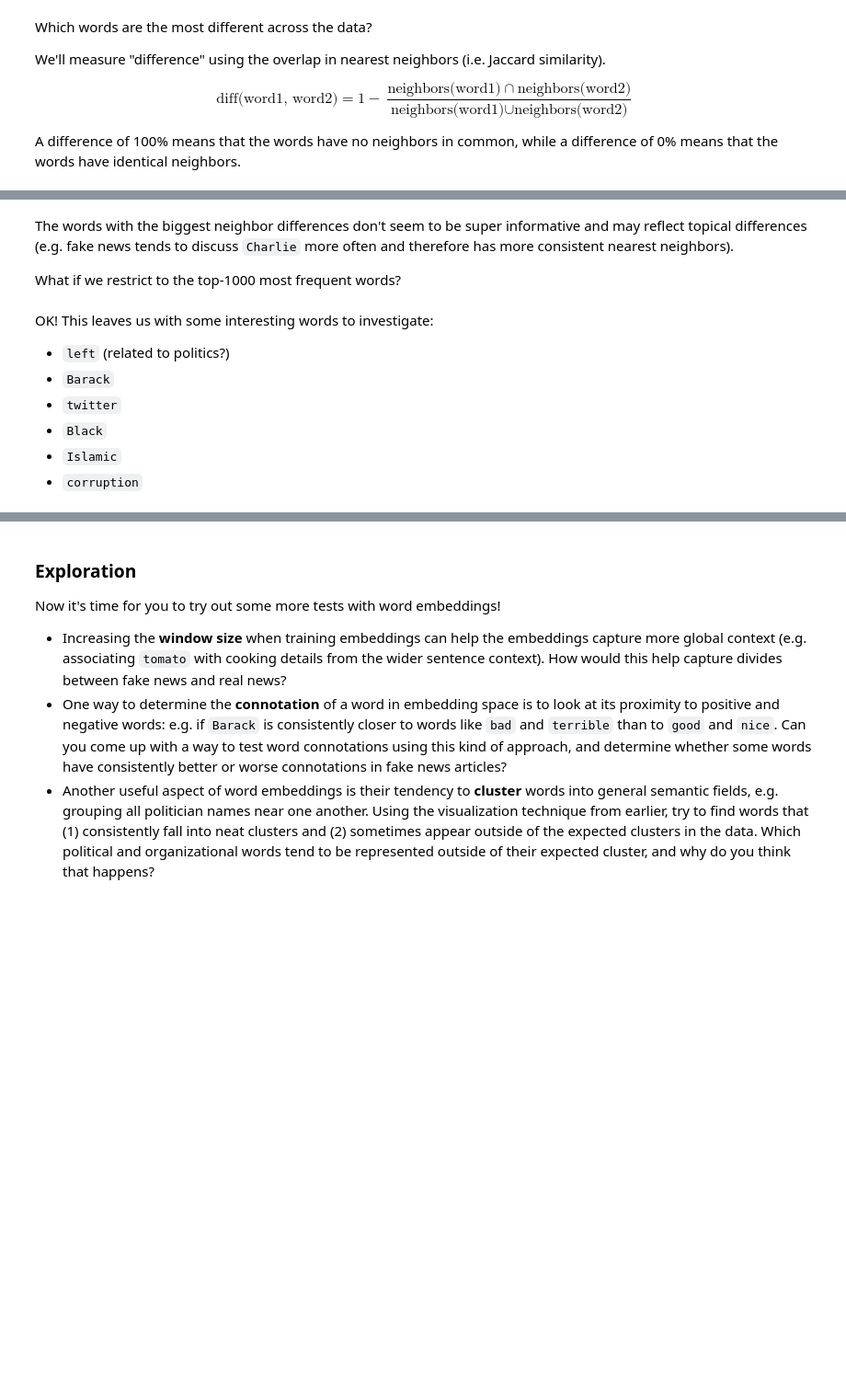
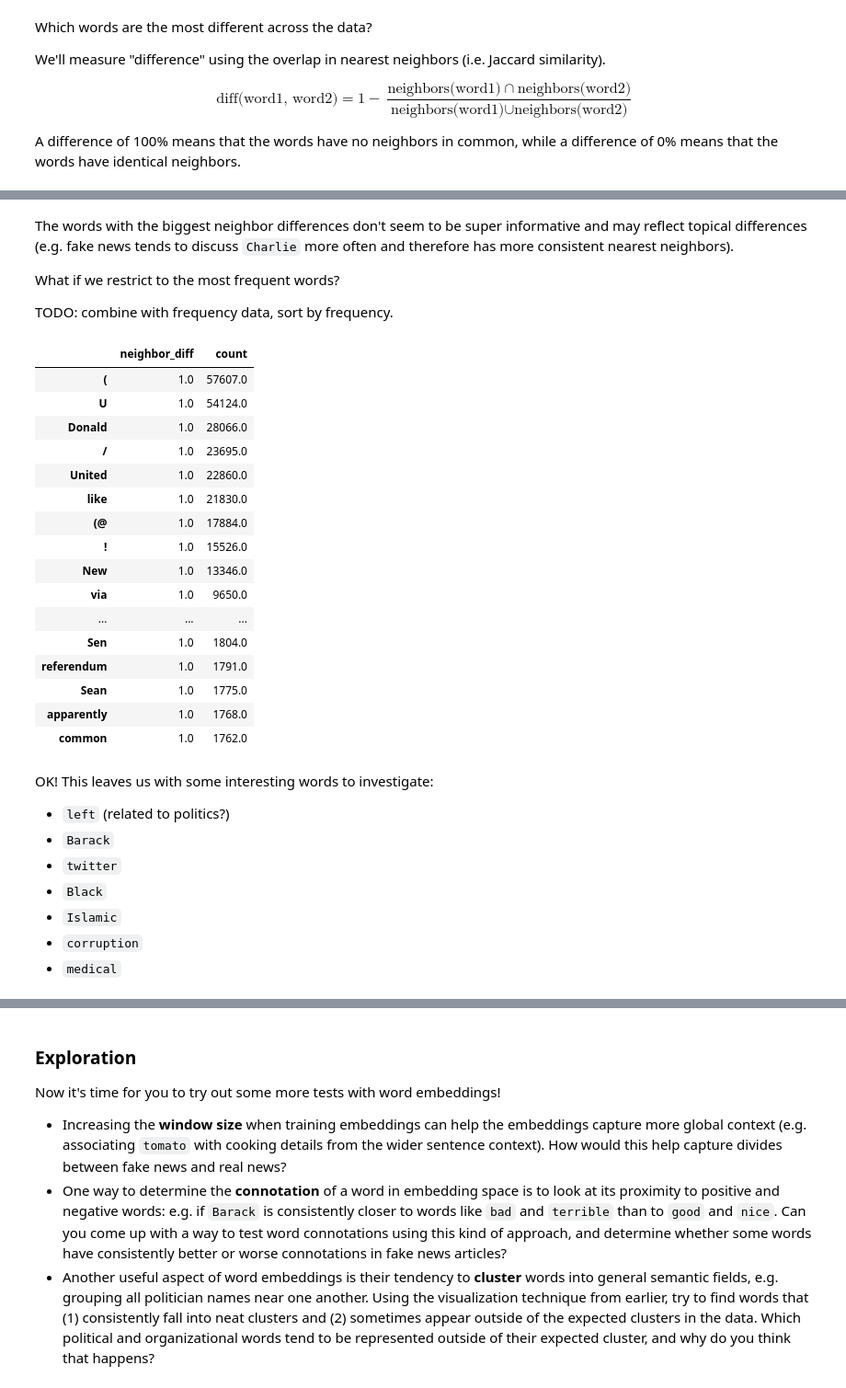
Before and after one commit to ianbstewart/CORE_tutorial_2020, a Jupyter notebook: word_embeddings.ipynb, the cells around one changed output, grey strips where cells are left out. Shown: that part at 92% size. Drawn from its saved outputs; the diff is of its cells as text; code cells hidden in the pictures; blank space fills up the shorter version.

```diff
--- a/word_embeddings.ipynb
+++ b/word_embeddings.ipynb
@@ -191,4 +270,6 @@ print(fake_vs_real_word2vec_neighbor_diffs.tail(top_k))
 # %% [markdown]
 The words with the biggest neighbor differences don't seem to be super informative and may reflect topical differences (e.g. fake news tends to discuss `Charlie` more often and therefore has more consistent nearest neighbors).
 
-What if we restrict to the top-1000 most frequent words?
+What if we restrict to the most frequent words?
+
+TODO: combine with frequency data, sort by frequency.
@@ -203,3 +276,31 @@ print(top_N_fake_vs_real_word2vec_neighbor_diffs.head(top_k))
+# %%
+# filter the word counts to include words that are in the shared vocab
+word2vec_vocab_news_word_counts = news_word_counts.loc[(news_word_counts.index & set(shared_word2vec_vocab))]
+word2vec_neighbor_diff_count_data = pd.concat([fake_vs_real_word2vec_neighbor_diffs,
+                                               word2vec_vocab_news_word_counts], axis=1).dropna()
+word2vec_neighbor_diff_count_data.columns = ['neighbor_diff', 'count']
+# sort data by difference, then frequency
+word2vec_neighbor_diff_count_data.sort_values(['neighbor_diff', 'count'], inplace=True, ascending=False)
+top_k = 100
+display(word2vec_neighbor_diff_count_data.head(top_k))
+# %% [output]
+|  | neighbor_diff | count |
+| ( | 1.0 | 57607.0 |
+| U | 1.0 | 54124.0 |
+| Donald | 1.0 | 28066.0 |
+| / | 1.0 | 23695.0 |
+| United | 1.0 | 22860.0 |
+| like | 1.0 | 21830.0 |
+| (@ | 1.0 | 17884.0 |
+| ! | 1.0 | 15526.0 |
+| New | 1.0 | 13346.0 |
+| via | 1.0 | 9650.0 |
+| ... | ... | ... |
+| Sen | 1.0 | 1804.0 |
+| referendum | 1.0 | 1791.0 |
+| Sean | 1.0 | 1775.0 |
+| apparently | 1.0 | 1768.0 |
+| common | 1.0 | 1762.0 |
 # %% [markdown]
 OK! This leaves us with some interesting words to investigate:
 
@@ -209,5 +310,6 @@ OK! This leaves us with some interesting words to investigate:
 - `Black`
 - `Islamic`
 - `corruption`
+- `medical`
 # %%
 # print neighbors for all high-difference words
```
Also changed, not shown: parts of 22 cells of this notebook, 1 other file.
